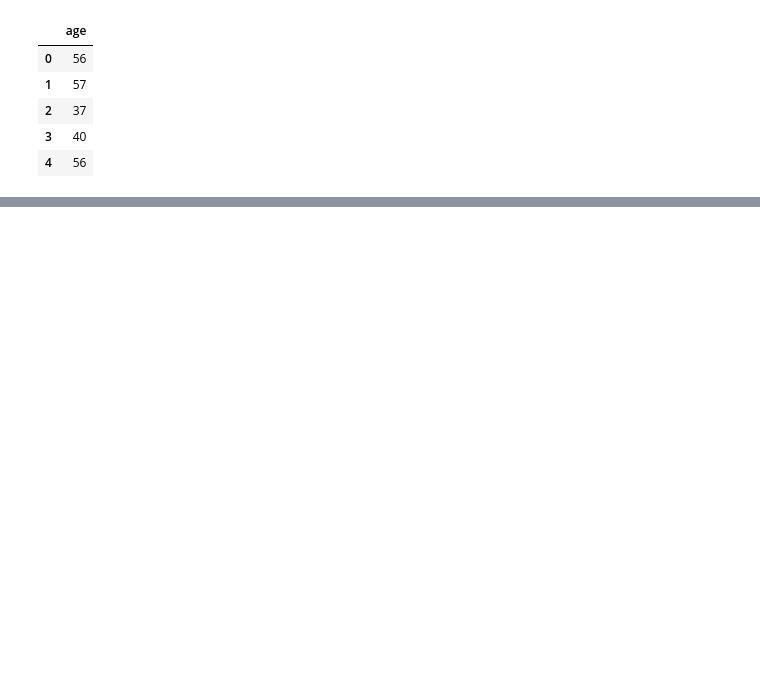
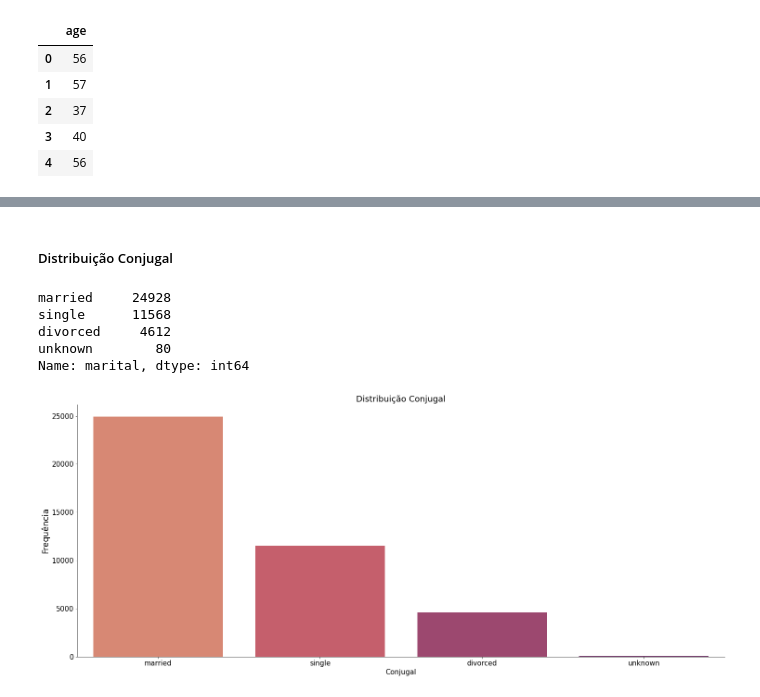
Before and after one commit to 13caroline/term-deposit-subscriptions, a Jupyter notebook: Data_Handling/Data_Analysis.ipynb, the cells around one changed output, grey strips where cells are left out. Drawn from its saved outputs; the diff is of its cells as text; code cells hidden in the pictures; blank space fills up the shorter version.

```diff
--- a/Data_Handling/Data_Analysis.ipynb
+++ b/Data_Handling/Data_Analysis.ipynb
@@ -232,0 +129,20 @@ Name: loan, dtype: int64
+# %% [markdown]
+##### Distribuição Conjugal
+# %%
+fig, ax = plt.subplots()
+fig.set_size_inches(25, 10)
+sns.countplot(x = 'marital', data = data, palette = "flare")
+ax.set_xlabel('Conjugal', fontsize=15)
+ax.set_ylabel('Frequência', fontsize=18)
+ax.set_title('Distribuição Conjugal', fontsize=18)
+ax.tick_params(labelsize=15)
+sns.despine()
+
+data['marital'].value_counts()
+# %% [output]
+married     24928
+single      11568
+divorced     4612
+unknown        80
+Name: marital, dtype: int64
+[figure, added]
```
Also changed, not shown: parts of 75 cells of this notebook.
